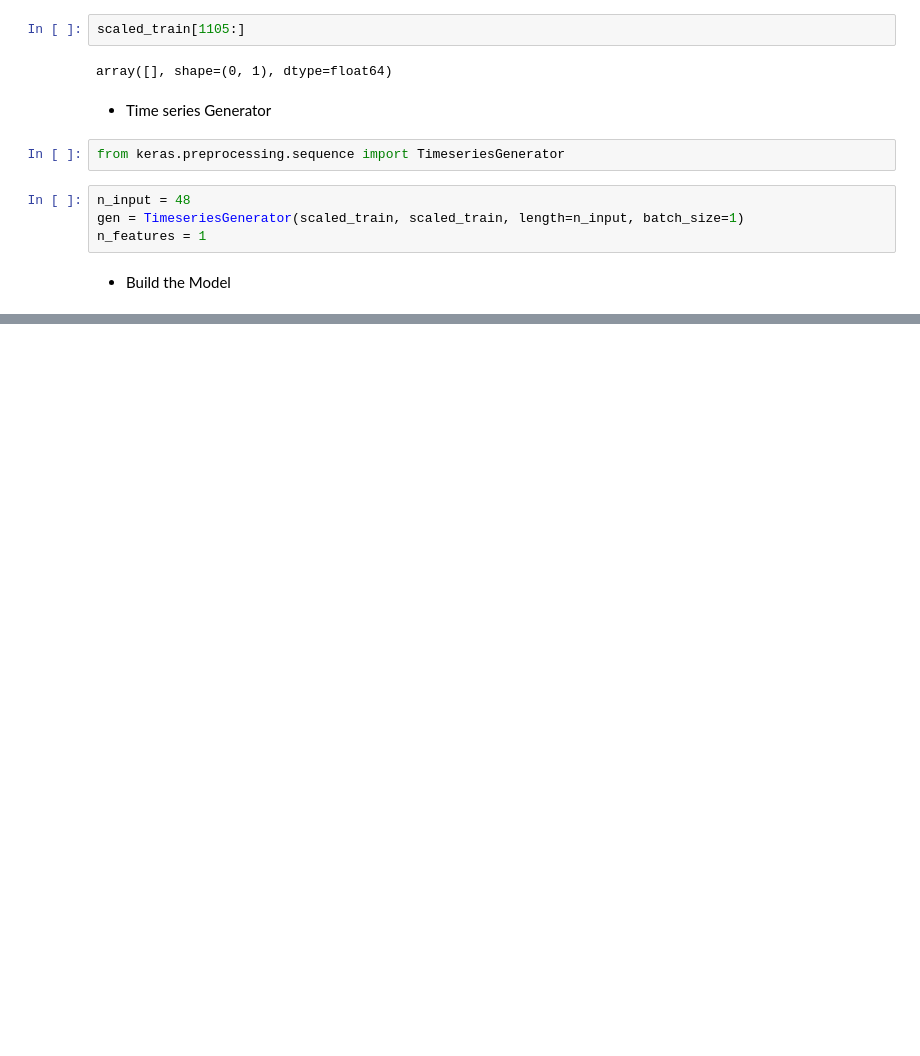
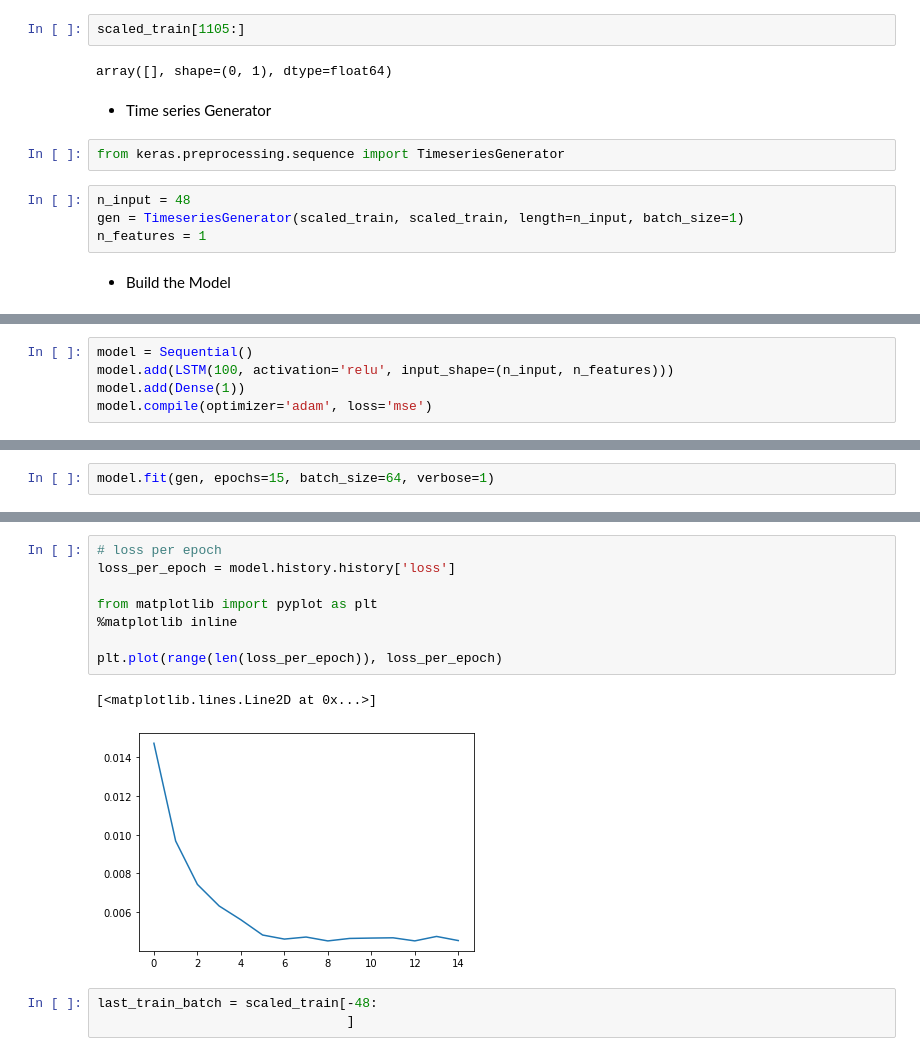
Before and after one commit to machiobrian/Energy, a Jupyter notebook: HouseHold.ipynb, the cells around one changed output, grey strips where cells are left out. Drawn from its saved outputs; the diff is of its cells as text; blank space fills up the shorter version.

```diff
--- a/HouseHold.ipynb
+++ b/HouseHold.ipynb
@@ -160,0 +165,5 @@ n_features = 1
+# %%
+model = Sequential()
+model.add(LSTM(100, activation='relu', input_shape=(n_input, n_features)))
+model.add(Dense(1))
+model.compile(optimizer='adam', loss='mse')
@@ -160,0 +186,2 @@ n_features = 1
+# %%
+model.fit(gen, epochs=15, batch_size=64, verbose=1)
@@ -160,0 +207,14 @@ n_features = 1
+# %%
+# loss per epoch
+loss_per_epoch = model.history.history['loss']
+
+from matplotlib import pyplot as plt
+%matplotlib inline
+
+plt.plot(range(len(loss_per_epoch)), loss_per_epoch)
+# %% [output]
+[<matplotlib.lines.Line2D at 0x...>]
+[figure, added]
+# %%
+last_train_batch = scaled_train[-48:
+                                ]
```
Also changed, not shown: parts of 3 cells of this notebook.
